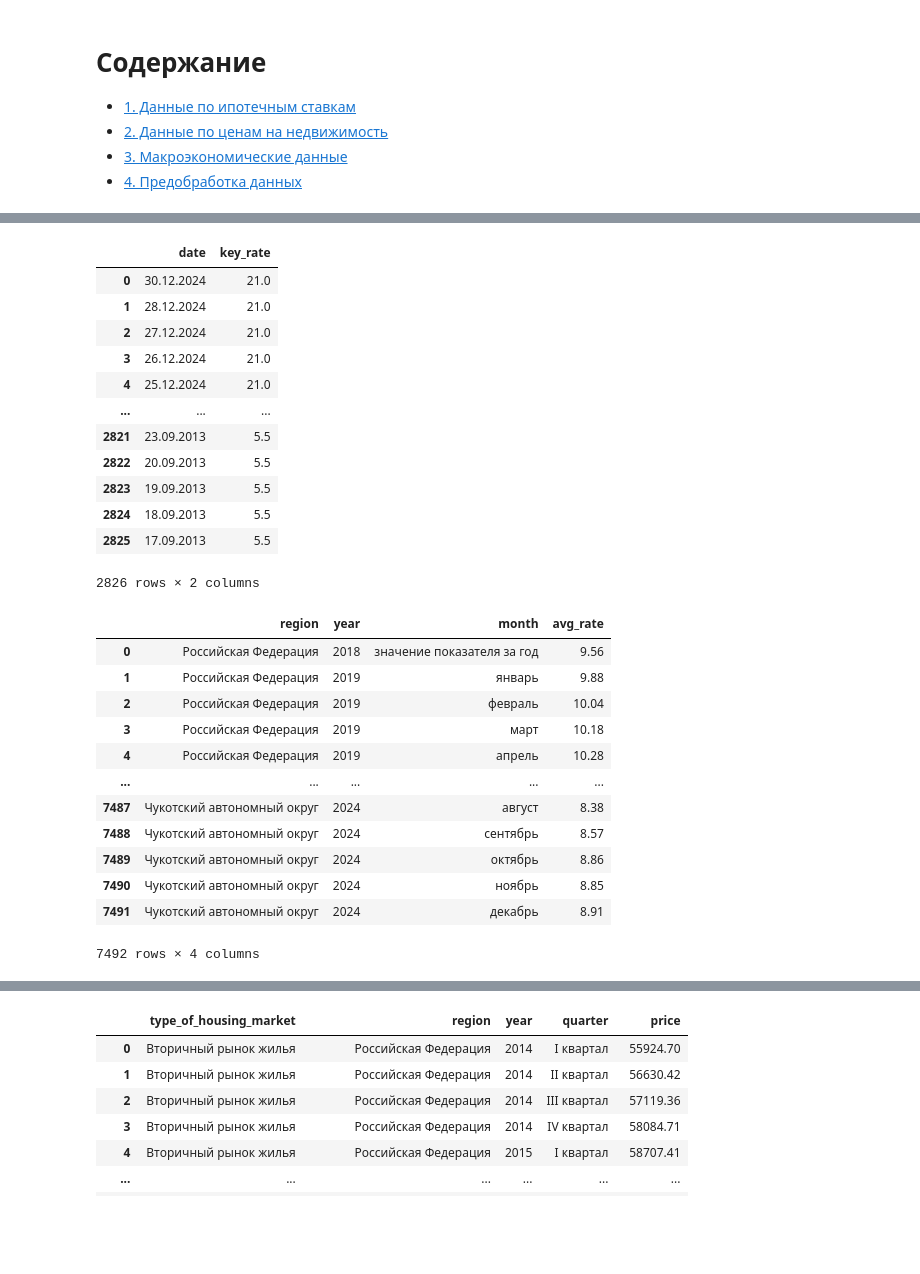
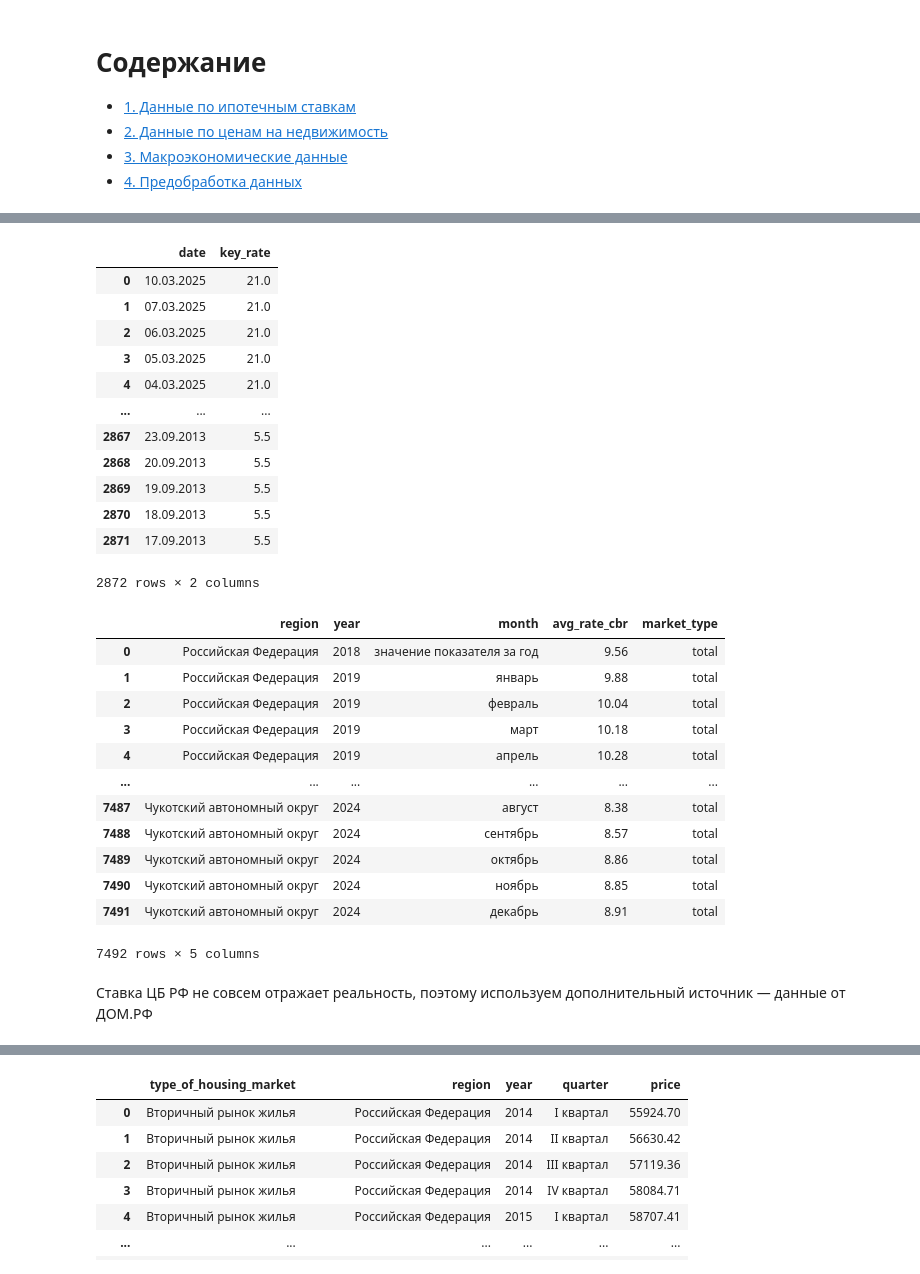
Before and after one commit to widenhrzns/py_da-project, a Jupyter notebook: notebooks/data_collection.ipynb, the cells around one changed output, grey strips where cells are left out. Drawn from its saved outputs; the diff is of its cells as text; code cells hidden in the pictures; blank space fills up the shorter version.

```diff
--- a/notebooks/data_collection.ipynb
+++ b/notebooks/data_collection.ipynb
@@ -25,6 +33,6 @@ import re
 # %%
 start_date =  datetime.date(2010, 1, 1).strftime('%d.%m.%Y')
-end_date =  datetime.date(2024, 12, 31).strftime('%d.%m.%Y')
+end_date =  datetime.datetime.today().strftime('%d.%m.%Y')
 
 # Ключевая ставка
 url_key_rate = f'https://cbr.ru/hd_base/KeyRate/?UniDbQuery.Posted=True&UniDbQuery.From={start_date}&UniDbQuery.To={end_date}'
@@ -40,37 +48,40 @@ key_rate_df['key_rate'] = key_rate_df['key_rate']/100
 key_rate_df
 # %% [output]
 |  | date | key_rate |
-| 0 | 30.12.2024 | 21.0 |
-| 1 | 28.12.2024 | 21.0 |
-| 2 | 27.12.2024 | 21.0 |
-| 3 | 26.12.2024 | 21.0 |
-| 4 | 25.12.2024 | 21.0 |
+| 0 | 10.03.2025 | 21.0 |
+| 1 | 07.03.2025 | 21.0 |
+| 2 | 06.03.2025 | 21.0 |
+| 3 | 05.03.2025 | 21.0 |
+| 4 | 04.03.2025 | 21.0 |
 | ... | ... | ... |
-| 2821 | 23.09.2013 | 5.5 |
-| 2822 | 20.09.2013 | 5.5 |
-| 2823 | 19.09.2013 | 5.5 |
-| 2824 | 18.09.2013 | 5.5 |
-| 2825 | 17.09.2013 | 5.5 |
+| 2867 | 23.09.2013 | 5.5 |
+| 2868 | 20.09.2013 | 5.5 |
+| 2869 | 19.09.2013 | 5.5 |
+| 2870 | 18.09.2013 | 5.5 |
+| 2871 | 17.09.2013 | 5.5 |
-2826 rows × 2 columns
+2872 rows × 2 columns
 # %%
 # Средний уровень процентной ставки по ипотечному кредиту, региональный разрез (%)
 
 file_path = r'..\data\excel\home_average_mortgage_rate_region.xls'
-home_average_mortgage_rate_df = pd.read_excel(file_path, sheet_name='Данные', skiprows=2)
-home_average_mortgage_rate_df.columns = ['region','year', 'month', 'avg_rate']
+home_mortgage_avg_rate_df = pd.read_excel(file_path, sheet_name='Данные', skiprows=2)
+home_mortgage_avg_rate_df.columns = ['region','year', 'month', 'avg_rate_cbr']
+home_mortgage_avg_rate_df['market_type'] = 'total'
 
-home_average_mortgage_rate_df
+home_mortgage_avg_rate_df
 # %% [output]
-|  | region | year | month | avg_rate |
-| 0 | Российская Федерация | 2018 | значение показателя за год | 9.56 |
-| 1 | Российская Федерация | 2019 | январь | 9.88 |
-| 2 | Российская Федерация | 2019 | февраль | 10.04 |
-| 3 | Российская Федерация | 2019 | март | 10.18 |
-| 4 | Российская Федерация | 2019 | апрель | 10.28 |
-| ... | ... | ... | ... | ... |
-| 7487 | Чукотский автономный округ | 2024 | август | 8.38 |
-| 7488 | Чукотский автономный округ | 2024 | сентябрь | 8.57 |
-| 7489 | Чукотский автономный округ | 2024 | октябрь | 8.86 |
-| 7490 | Чукотский автономный округ | 2024 | ноябрь | 8.85 |
-| 7491 | Чукотский автономный округ | 2024 | декабрь | 8.91 |
+|  | region | year | month | avg_rate_cbr | market_type |
+| 0 | Российская Федерация | 2018 | значение показателя за год | 9.56 | total |
+| 1 | Российская Федерация | 2019 | январь | 9.88 | total |
+| 2 | Российская Федерация | 2019 | февраль | 10.04 | total |
+| 3 | Российская Федерация | 2019 | март | 10.18 | total |
+| 4 | Российская Федерация | 2019 | апрель | 10.28 | total |
+| ... | ... | ... | ... | ... | ... |
+| 7487 | Чукотский автономный округ | 2024 | август | 8.38 | total |
+| 7488 | Чукотский автономный округ | 2024 | сентябрь | 8.57 | total |
+| 7489 | Чукотский автономный округ | 2024 | октябрь | 8.86 | total |
+| 7490 | Чукотский автономный округ | 2024 | ноябрь | 8.85 | total |
+| 7491 | Чукотский автономный округ | 2024 | декабрь | 8.91 | total |
-7492 rows × 4 columns
+7492 rows × 5 columns
+# %% [markdown]
+Ставка ЦБ РФ не совсем отражает реальность, поэтому используем дополнительный источник — данные от ДОМ.РФ
```
Also changed, not shown: parts of 21 cells of this notebook.
